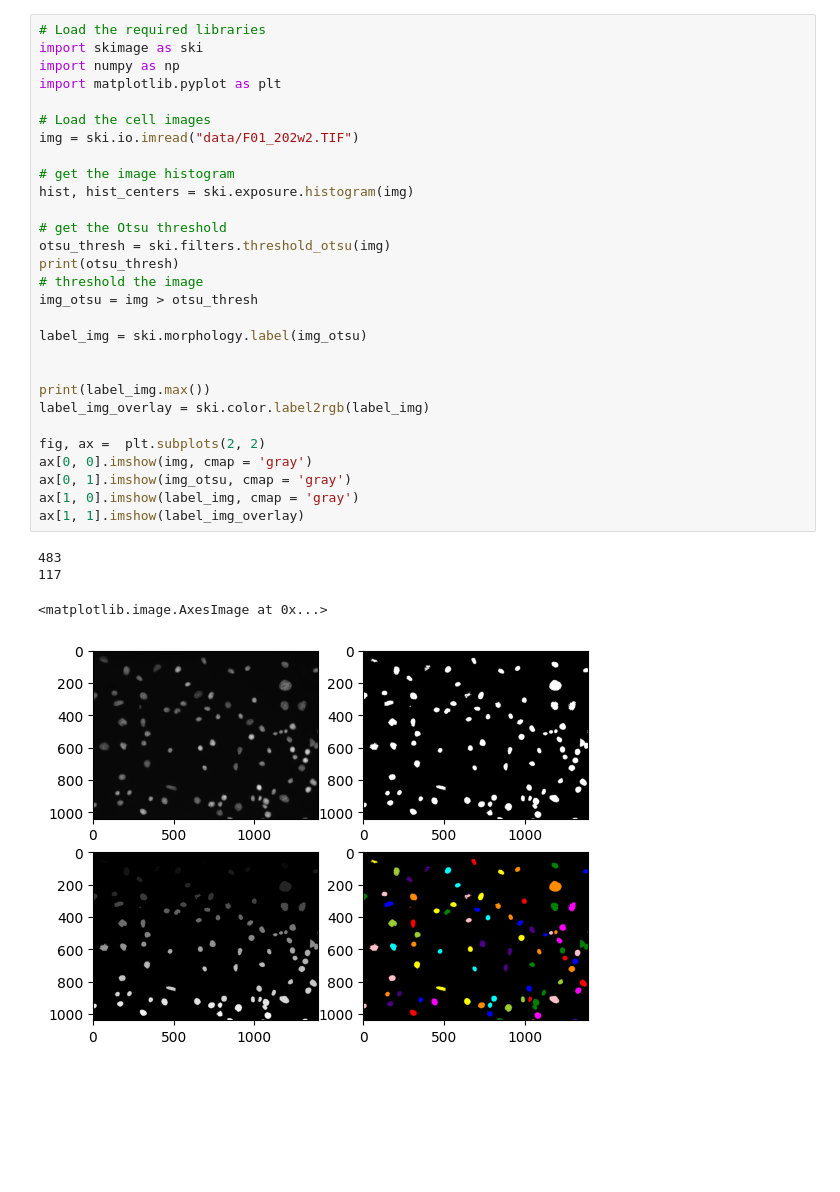
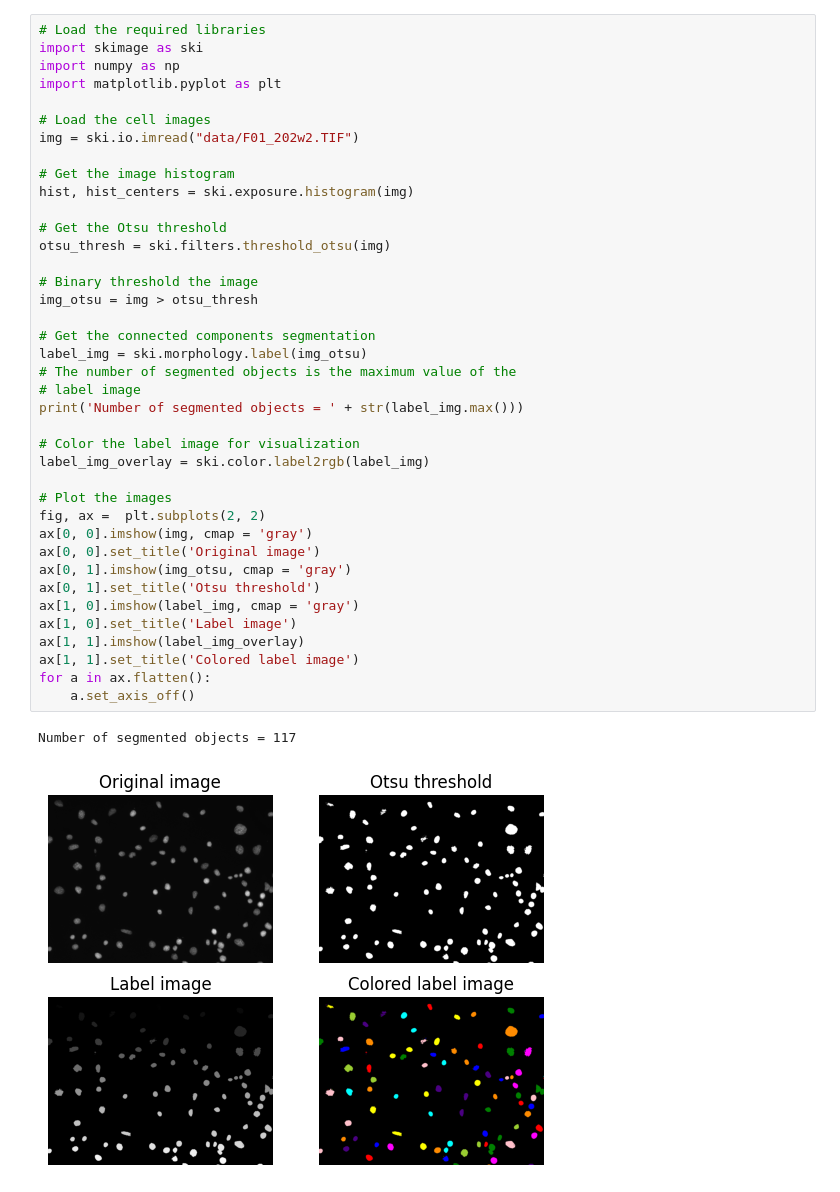
Before and after one commit to rishvanth-kp/img_analysis_with_py, a Jupyter notebook: ch5_image_segmentation.ipynb, the cells around one changed output. Saved outputs shown, nothing was run; the diff lists cells and outputs as text; blank space fills up the shorter version.

```diff
--- a/ch5_image_segmentation.ipynb
+++ b/ch5_image_segmentation.ipynb
@@ -3,34 +42,42 @@
 # %%
 # Load the required libraries
 import skimage as ski
 import numpy as np
 import matplotlib.pyplot as plt
 
 # Load the cell images
 img = ski.io.imread("data/F01_202w2.TIF")
 
-# get the image histogram
+# Get the image histogram
 hist, hist_centers = ski.exposure.histogram(img)
 
-# get the Otsu threshold
+# Get the Otsu threshold
 otsu_thresh = ski.filters.threshold_otsu(img)
-print(otsu_thresh)
-# threshold the image
+
+# Binary threshold the image
 img_otsu = img > otsu_thresh
 
+# Get the connected components segmentation
 label_img = ski.morphology.label(img_otsu)
+# The number of segmented objects is the maximum value of the
+# label image
+print('Number of segmented objects = ' + str(label_img.max()))
 
-
-print(label_img.max())
+# Color the label image for visualization
 label_img_overlay = ski.color.label2rgb(label_img)
 
+# Plot the images
 fig, ax =  plt.subplots(2, 2)
 ax[0, 0].imshow(img, cmap = 'gray')
+ax[0, 0].set_title('Original image')
 ax[0, 1].imshow(img_otsu, cmap = 'gray')
+ax[0, 1].set_title('Otsu threshold')
 ax[1, 0].imshow(label_img, cmap = 'gray')
+ax[1, 0].set_title('Label image')
 ax[1, 1].imshow(label_img_overlay)
+ax[1, 1].set_title('Colored label image')
+for a in ax.flatten():
+    a.set_axis_off()
 # %% [output]
-483
-117
+Number of segmented objects = 117
-<matplotlib.image.AxesImage at 0x...>
-[figure, old version]
+[figure, new version]
```
Also changed, not shown: parts of 4 cells of this notebook, 3 other files.
